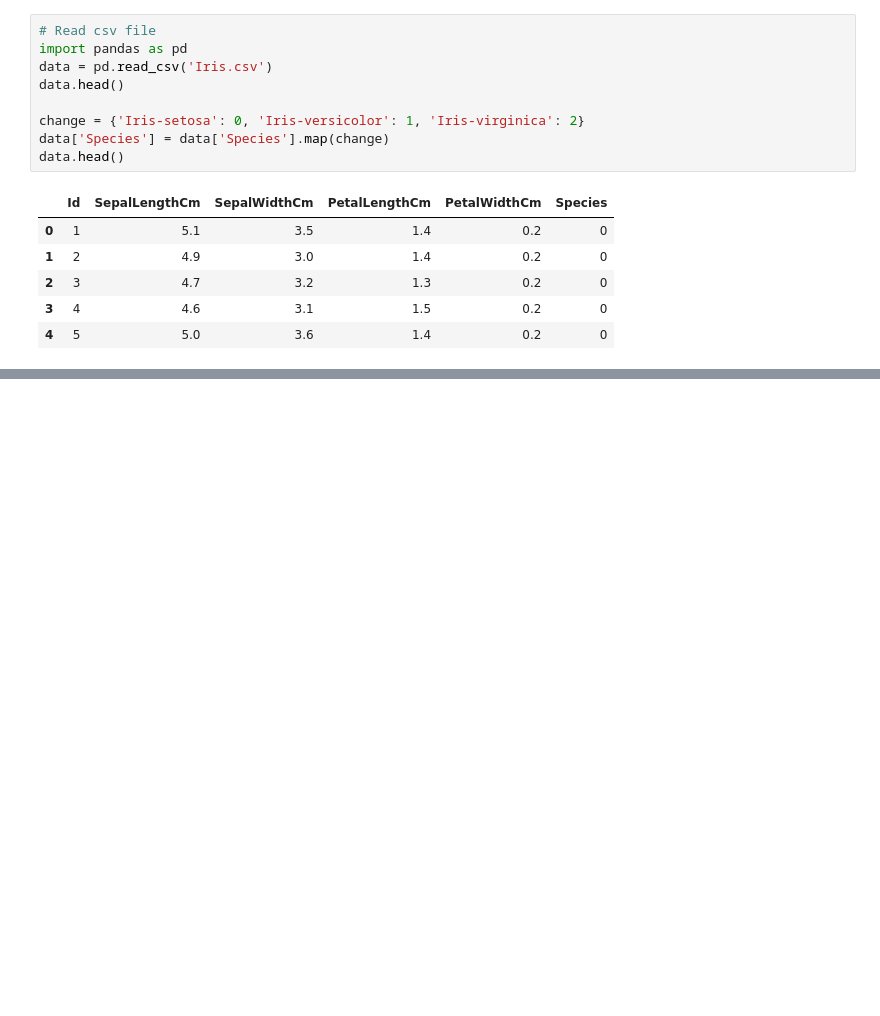
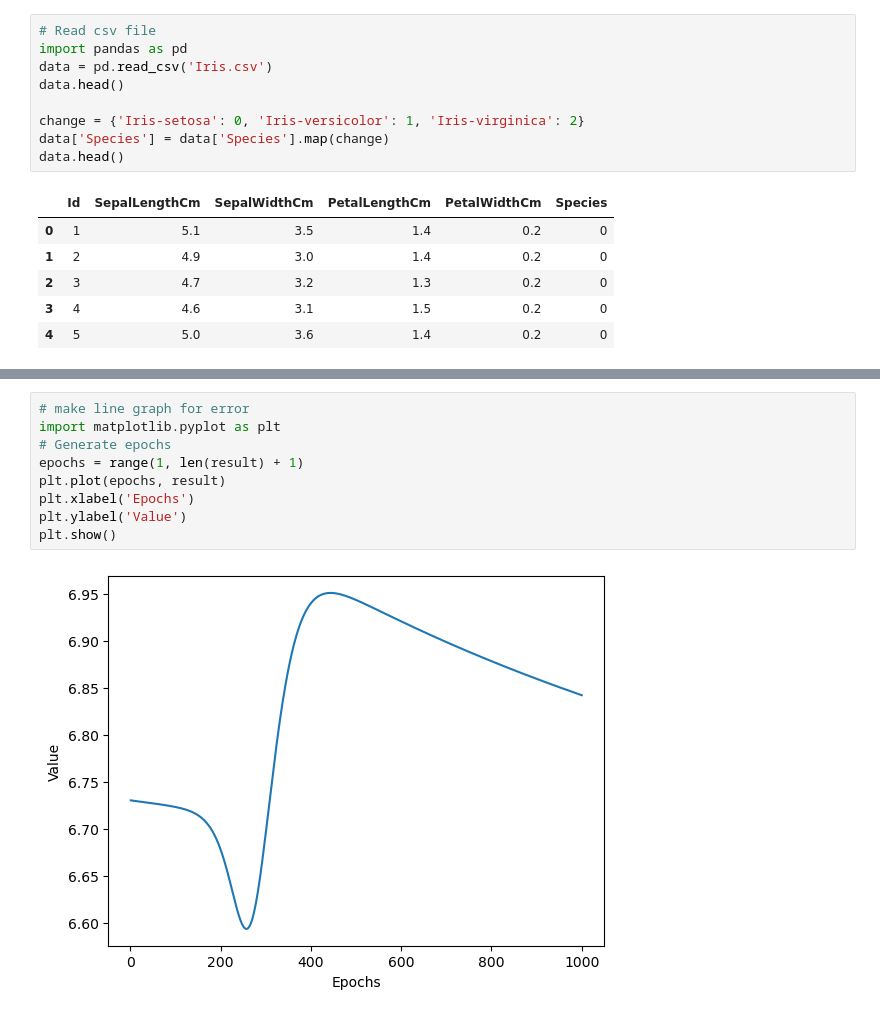
Before and after one commit to FahrendraKhoirul/Ecommerce-Review-Classification-NeuralNetwork-Api, a Jupyter notebook: main.ipynb, the cells around one changed output, grey strips where cells are left out. Cells and saved outputs as stored; diff of their text form; blank space fills up the shorter version.

```diff
--- a/main.ipynb
+++ b/main.ipynb
@@ -167,0 +138,11 @@ isNumpy:  True
+# %%
+# make line graph for error
+import matplotlib.pyplot as plt
+# Generate epochs
+epochs = range(1, len(result) + 1)
+plt.plot(epochs, result)
+plt.xlabel('Epochs')
+plt.ylabel('Value')
+plt.show()
+# %% [output]
+[figure, added]
```
Also changed, not shown: parts of 27 cells of this notebook, 4 other files.
